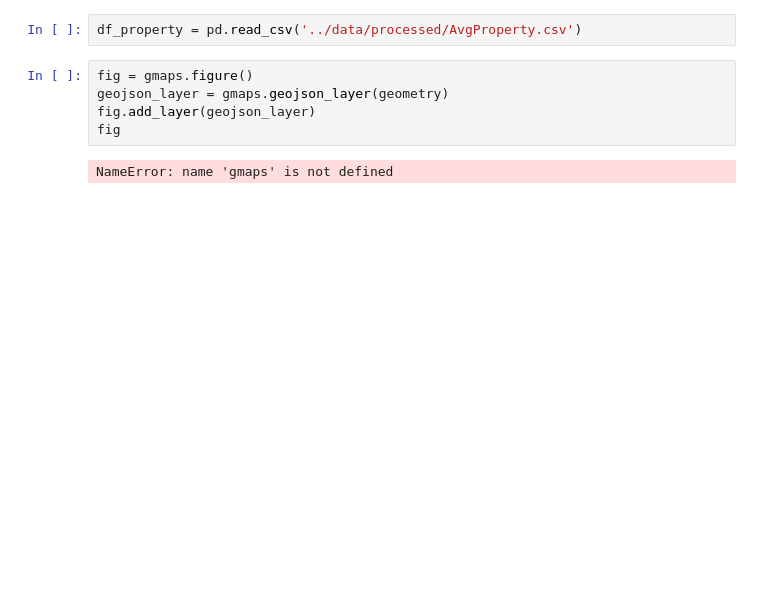
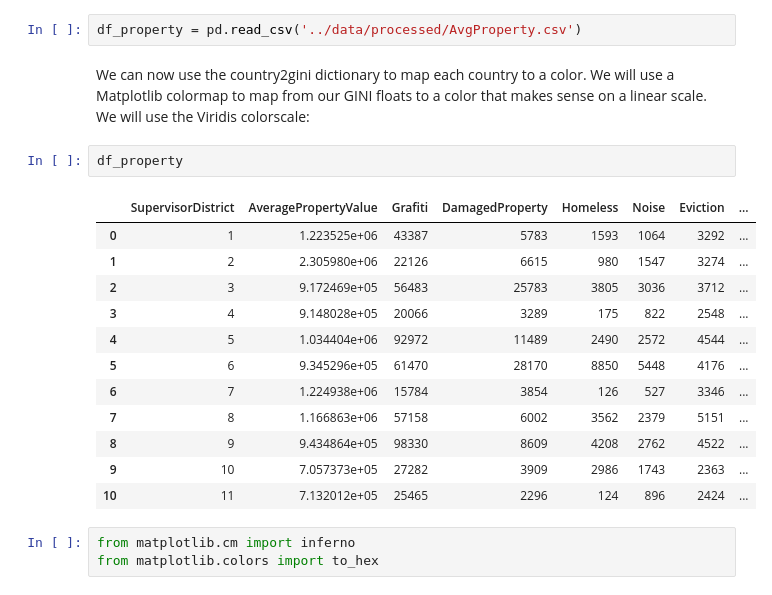
Before and after one commit to EmiliaPaz/EECS731_FinalProject, a Jupyter notebook: notebooks/Emilia_jsonmaps.ipynb, the cells around one changed output. Saved outputs shown, nothing was run; the diff lists cells and outputs as text; blank space fills up the shorter version.

```diff
--- a/notebooks/Emilia_jsonmaps.ipynb
+++ b/notebooks/Emilia_jsonmaps.ipynb
@@ -11,9 +15,22 @@ with open('CurrentSupervisorDistricts.json') as f:
 # %%
 df_property = pd.read_csv('../data/processed/AvgProperty.csv')
-# %%
-fig = gmaps.figure()
-geojson_layer = gmaps.geojson_layer(geometry)
-fig.add_layer(geojson_layer)
-fig
-# %% [output]
-NameError: name 'gmaps' is not defined
+# %% [markdown]
+We can now use the country2gini dictionary to map each country to a color. We will use a Matplotlib colormap to map from our GINI floats to a color that makes sense on a linear scale. We will use the Viridis colorscale:
+# %%
+df_property
+# %% [output]
+|  | SupervisorDistrict | AveragePropertyValue | Grafiti | DamagedProperty | Homeless | Noise | Eviction | ... |
+| 0 | 1 | 1.223525e+06 | 43387 | 5783 | 1593 | 1064 | 3292 | ... |
+| 1 | 2 | 2.305980e+06 | 22126 | 6615 | 980 | 1547 | 3274 | ... |
+| 2 | 3 | 9.172469e+05 | 56483 | 25783 | 3805 | 3036 | 3712 | ... |
+| 3 | 4 | 9.148028e+05 | 20066 | 3289 | 175 | 822 | 2548 | ... |
+| 4 | 5 | 1.034404e+06 | 92972 | 11489 | 2490 | 2572 | 4544 | ... |
+| 5 | 6 | 9.345296e+05 | 61470 | 28170 | 8850 | 5448 | 4176 | ... |
+| 6 | 7 | 1.224938e+06 | 15784 | 3854 | 126 | 527 | 3346 | ... |
+| 7 | 8 | 1.166863e+06 | 57158 | 6002 | 3562 | 2379 | 5151 | ... |
+| 8 | 9 | 9.434864e+05 | 98330 | 8609 | 4208 | 2762 | 4522 | ... |
+| 9 | 10 | 7.057373e+05 | 27282 | 3909 | 2986 | 1743 | 2363 | ... |
+| 10 | 11 | 7.132012e+05 | 25465 | 2296 | 124 | 896 | 2424 | ... |
+# %%
+from matplotlib.cm import inferno
+from matplotlib.colors import to_hex
```
Also changed, not shown: parts of 21 cells of this notebook.
